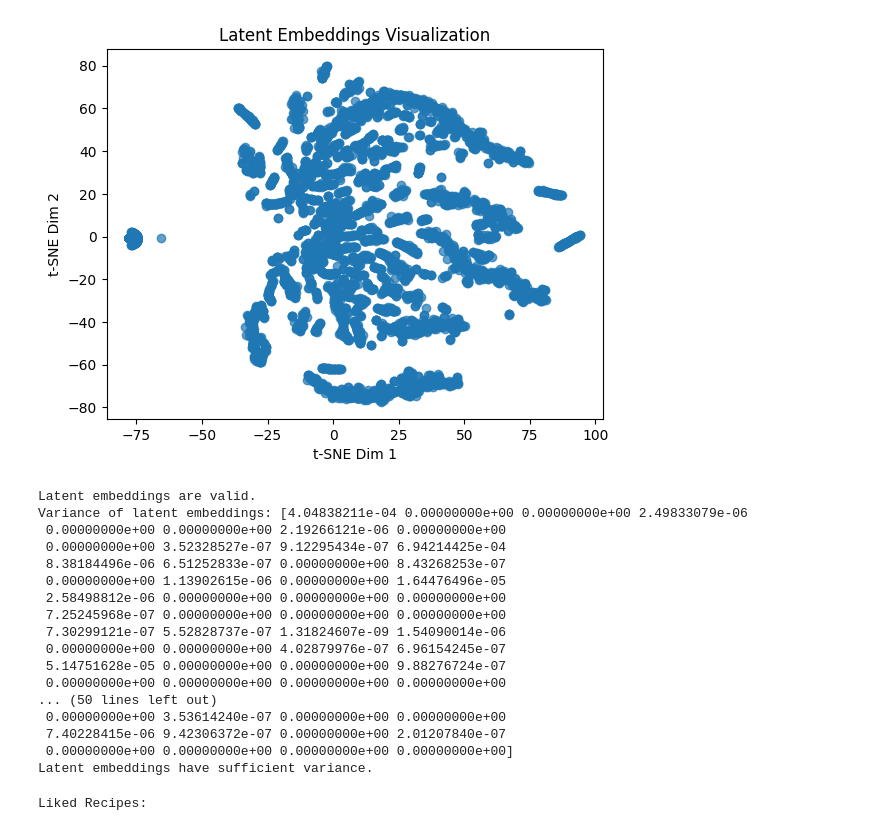
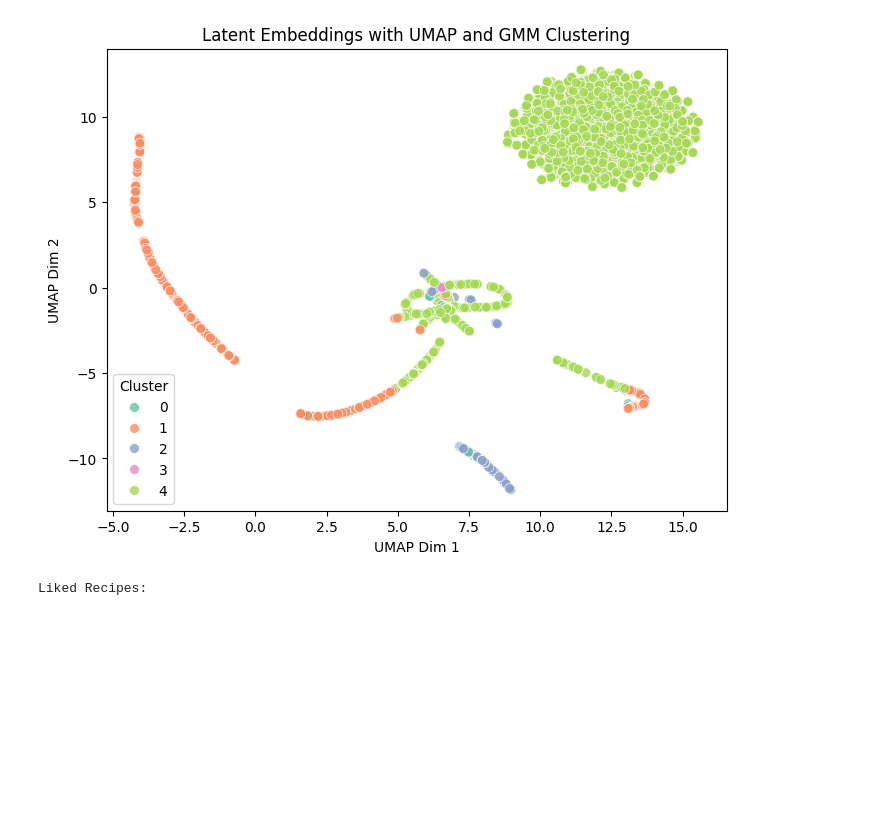
Before and after one commit to adaalif/Bangkit-Capstone-Project, a Jupyter notebook: Dataset/model_training.ipynb, the cells around one changed output. Saved outputs shown, nothing was run; the diff lists cells and outputs as text; code cells hidden in the pictures; blank space fills up the shorter version.

Commit message:
change model into VAE

```diff
--- a/Dataset/model_training.ipynb
+++ b/Dataset/model_training.ipynb
@@ -152,14 +201,14 @@ assert bert_embeddings.shape == reconstructions.shape, "Shape mismatch between e
 mse = tf.reduce_mean(tf.square(bert_embeddings - reconstructions)).numpy()
 print(f"Reconstruction MSE: {mse:.4f}")
 
-from sklearn.cluster import KMeans
-from sklearn.metrics import silhouette_score, davies_bouldin_score
+from sklearn.mixture import GaussianMixture
 
-kmeans_labels = KMeans(n_clusters=5, random_state=42).fit_predict(latent_embeddings)
-silhouette = silhouette_score(latent_embeddings, kmeans_labels)
-davies_bouldin = davies_bouldin_score(latent_embeddings, kmeans_labels)
+gmm = GaussianMixture(n_components=5, random_state=42)
+gmm_labels = gmm.fit_predict(latent_embeddings)
 
-print(f"Silhouette Score: {silhouette:.4f}")
-print(f"Davies-Bouldin Index: {davies_bouldin:.4f}")
+silhouette = silhouette_score(latent_embeddings, gmm_labels)
+davies_bouldin = davies_bouldin_score(latent_embeddings, gmm_labels)
+print(f"Silhouette Score (GMM): {silhouette:.4f}")
+print(f"Davies-Bouldin Index (GMM): {davies_bouldin:.4f}")
 # %% [output]
 Reconstruction MSE: 0.2920
@@ -214,51 +260,17 @@ Cluster Entropy: 0.0768
 # %%
-from sklearn.manifold import TSNE
-import matplotlib.pyplot as plt
+from umap import UMAP
+import seaborn as sns
+latent_umap = UMAP(n_components=2, random_state=42).fit_transform(latent_embeddings)
 
-# Reduce to 2D for visualization
-latent_2d = TSNE(n_components=2, random_state=42).fit_transform(latent_embeddings)
-
-# Plot the embeddings
-plt.scatter(latent_2d[:, 0], latent_2d[:, 1], alpha=0.7)
-plt.title("Latent Embeddings Visualization")
-plt.xlabel("t-SNE Dim 1")
-plt.ylabel("t-SNE Dim 2")
+plt.figure(figsize=(8, 6))
+sns.scatterplot(x=latent_umap[:, 0], y=latent_umap[:, 1], hue=gmm_labels, palette="Set2", s=50, alpha=0.8)
+plt.title("Latent Embeddings with UMAP and GMM Clustering")
+plt.xlabel("UMAP Dim 1")
+plt.ylabel("UMAP Dim 2")
+plt.legend(title="Cluster")
 plt.show()
 # %% [output]
-[figure, old version]
+[figure, new version]
-# %%
-import numpy as np
-
-# Check for NaN or Inf values
-if np.isnan(latent_embeddings).any() or np.isinf(latent_embeddings).any():
-    print("Latent embeddings contain NaN or Inf values. Debug your VAE model.")
-else:
-    print("Latent embeddings are valid.")
-
-# Check for identical embeddings (collapsed space)
-print(f"Variance of latent embeddings: {np.var(latent_embeddings, axis=0)}")
-if np.var(latent_embeddings) < 1e-6:
-    print("Latent embeddings have collapsed (low variance).")
-else:
-    print("Latent embeddings have sufficient variance.")
-# %% [output]
-Latent embeddings are valid.
-Variance of latent embeddings: [4.04838211e-04 0.00000000e+00 0.00000000e+00 2.49833079e-06
- 0.00000000e+00 0.00000000e+00 2.19266121e-06 0.00000000e+00
- 0.00000000e+00 3.52328527e-07 9.12295434e-07 6.94214425e-04
- 8.38184496e-06 6.51252833e-07 0.00000000e+00 8.43268253e-07
- 0.00000000e+00 1.13902615e-06 0.00000000e+00 1.64476496e-05
- 2.58498812e-06 0.00000000e+00 0.00000000e+00 0.00000000e+00
- 7.25245968e-07 0.00000000e+00 0.00000000e+00 0.00000000e+00
- 7.30299121e-07 5.52828737e-07 1.31824607e-09 1.54090014e-06
- 0.00000000e+00 0.00000000e+00 4.02879976e-07 6.96154245e-07
- 5.14751628e-05 0.00000000e+00 0.00000000e+00 9.88276724e-07
- 0.00000000e+00 0.00000000e+00 0.00000000e+00 0.00000000e+00
-... (50 lines left out)
- 0.00000000e+00 3.53614240e-07 0.00000000e+00 0.00000000e+00
- 7.40228415e-06 9.42306372e-07 0.00000000e+00 2.01207840e-07
- 0.00000000e+00 0.00000000e+00 0.00000000e+00 0.00000000e+00]
-Latent embeddings have sufficient variance.
 # %%
 def display_liked_recipes(liked_recipes):
     """
```
Also changed, not shown: parts of 9 cells of this notebook.
